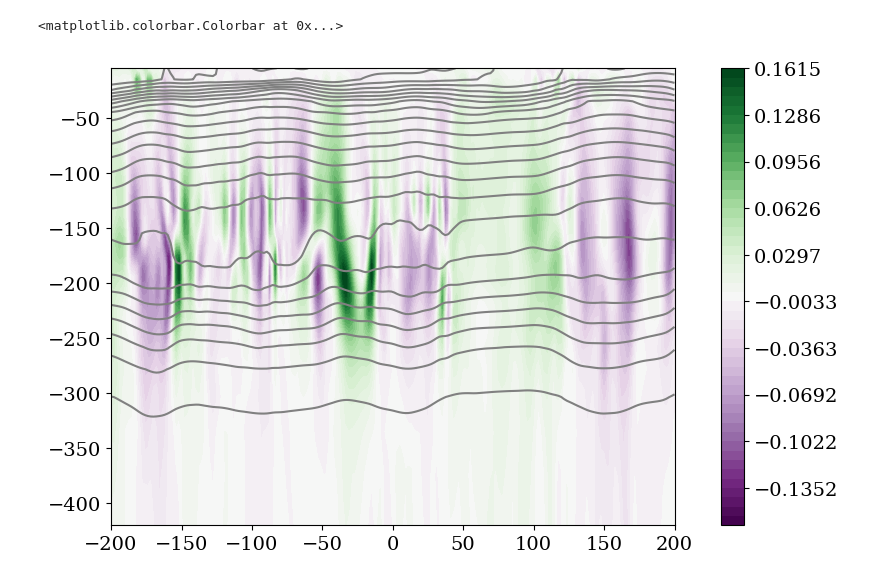
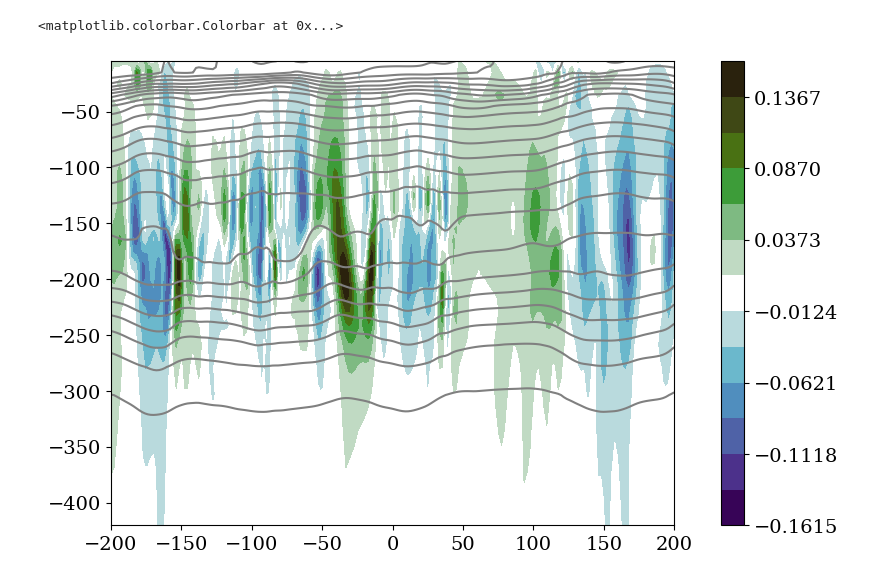
Before and after one commit to hmason13/ArcticMiddepthBI, a Jupyter notebook: analysis/officialFigScripts/figVortexSection.ipynb, the cells around one changed output. Cells and saved outputs as stored; diff of their text form; code cells hidden in the pictures.

```diff
--- a/analysis/officialFigScripts/figVortexSection.ipynb
+++ b/analysis/officialFigScripts/figVortexSection.ipynb
@@ -22,7 +23,7 @@ timestep = [34,346,127,658]
 xIndex = [248,341,251,250]
 yMin = [150,0,285,0]
 yMax = [350,499,330,499]
-myCmap = "PRGn"
+myCmap = cmasher.cm.waterlily
 
 # io params
 loc0 = f"/scratch/hcm7920/amb0/data/"
@@ -63,19 +64,19 @@ vortSection4 = state["momVort3"][timestep[3]-1,:deepIndex,yRange,xIndex[3]]/f0
 # %%
 # plot salt section 1
 
 myMax = saltSection1.max()
 myMin = saltSection1.min()
 myLevs1 = np.linspace(myMin,myMax,25)
 
 myMax = abs(vortSection1).max()
-myLevs = np.linspace(-myMax,myMax,50)
+myLevs = np.linspace(-myMax,myMax,14)
 
 plt.figure(layout="constrained",figsize=(8,5))
 
 horizDistanceKm = np.linspace(yMin[0],yMax[0],saltSection1.shape[1])*2 - 500
 plt.contour(horizDistanceKm,depth,saltSection1,myLevs1,colors="grey")
 plt.contourf(horizDistanceKm,depth,vortSection1,myLevs,cmap=myCmap)
 plt.colorbar()
 # %% [output]
 <matplotlib.colorbar.Colorbar at 0x...>
-[figure, old version]
+[figure, new version]
```
Also changed, not shown: parts of 7 cells of this notebook, 4 other files.
